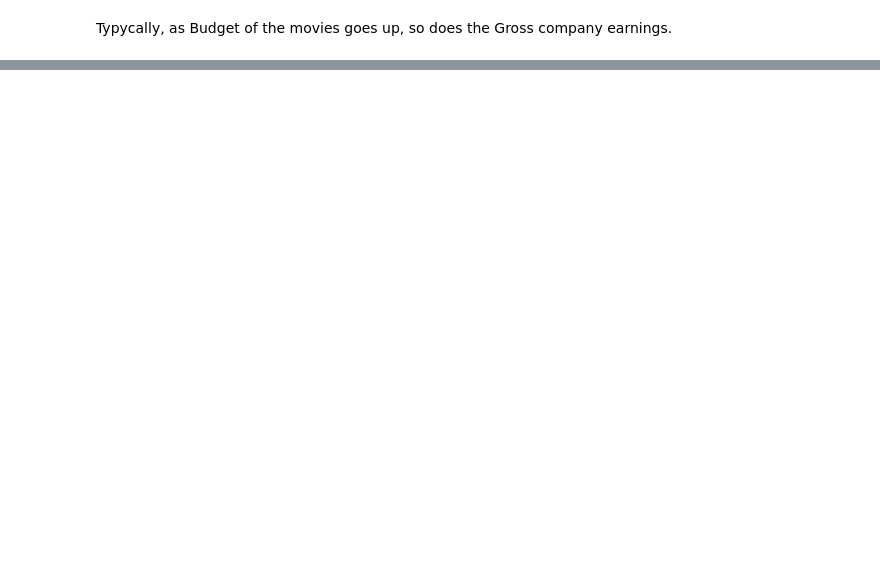
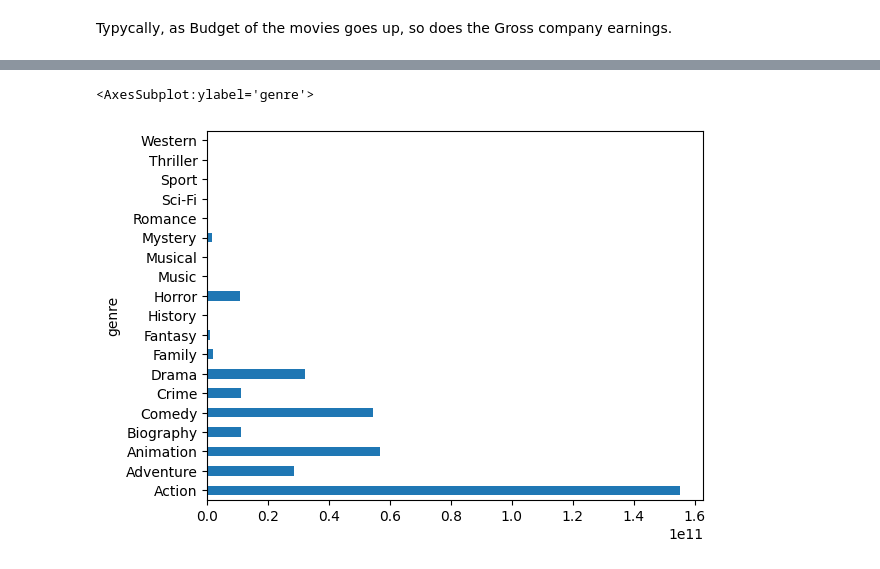
Before and after one commit to dchicasduena/COMP3400_Project, a Jupyter notebook: Project.ipynb, the cells around one changed output, grey strips where cells are left out. Cells and saved outputs as stored; diff of their text form; code cells hidden in the pictures; blank space fills up the shorter version.

```diff
--- a/Project.ipynb
+++ b/Project.ipynb
@@ -194,0 +252,6 @@ Text(0, 0.5, 'Gross')
+# %%
+shmoneys_genre = movies.groupby('genre').agg({'net_gross':['sum']})
+shmoneys_genre.plot.barh(legend=False)
+# %% [output]
+<AxesSubplot:ylabel='genre'>
+[figure, added]
```
Also changed, not shown: parts of 16 cells of this notebook.
